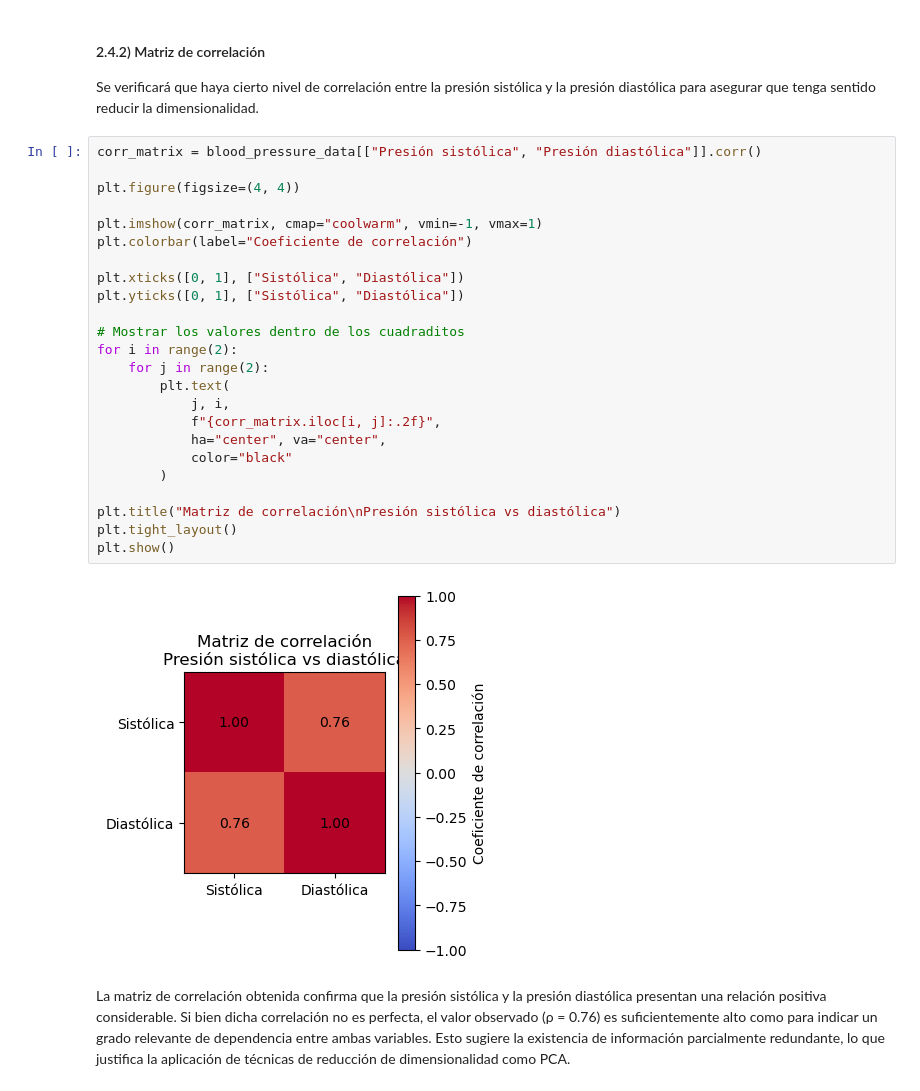
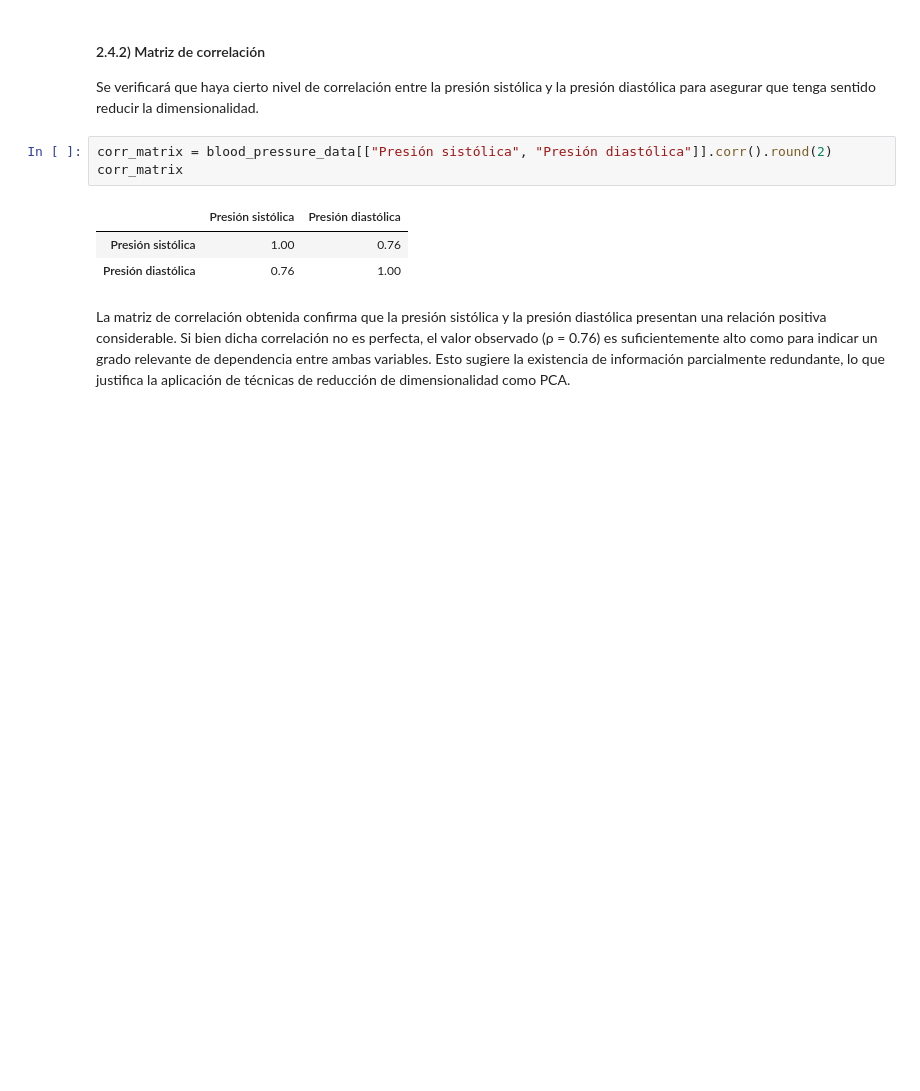
Before and after one commit to Relaxingmusic0474/CK-Means, a Jupyter notebook: ckmeans_ejemplos.ipynb, the cells around one changed output. Cells and saved outputs as stored; diff of their text form; blank space fills up the shorter version.

```diff
--- a/ckmeans_ejemplos.ipynb
+++ b/ckmeans_ejemplos.ipynb
@@ -483,31 +483,12 @@ summary
 
 Se verificará que haya cierto nivel de correlación entre la presión sistólica y la presión diastólica para asegurar que tenga sentido reducir la dimensionalidad.
 # %%
-corr_matrix = blood_pressure_data[["Presión sistólica", "Presión diastólica"]].corr()
-
-plt.figure(figsize=(4, 4))
-
-plt.imshow(corr_matrix, cmap="coolwarm", vmin=-1, vmax=1)
-plt.colorbar(label="Coeficiente de correlación")
-
-plt.xticks([0, 1], ["Sistólica", "Diastólica"])
-plt.yticks([0, 1], ["Sistólica", "Diastólica"])
-
-# Mostrar los valores dentro de los cuadraditos
-for i in range(2):
-    for j in range(2):
-        plt.text(
-            j, i,
-            f"{corr_matrix.iloc[i, j]:.2f}",
-            ha="center", va="center",
-            color="black"
-        )
-
-plt.title("Matriz de correlación\nPresión sistólica vs diastólica")
-plt.tight_layout()
-plt.show()
+corr_matrix = blood_pressure_data[["Presión sistólica", "Presión diastólica"]].corr().round(2)
+corr_matrix
 # %% [output]
-[figure, removed]
+|  | Presión sistólica | Presión diastólica |
+| Presión sistólica | 1.00 | 0.76 |
+| Presión diastólica | 0.76 | 1.00 |
 # %% [markdown]
 La matriz de correlación obtenida confirma que la presión sistólica y la presión diastólica presentan una relación positiva considerable. Si bien dicha correlación no es perfecta, el valor observado (ρ = 0.76) es suficientemente alto como para indicar un grado relevante de dependencia entre ambas variables. Esto sugiere la existencia de información parcialmente redundante, lo que justifica la aplicación de técnicas de reducción de dimensionalidad como PCA.
 # %% [markdown]
```
Also changed, not shown: parts of 6 cells of this notebook.
